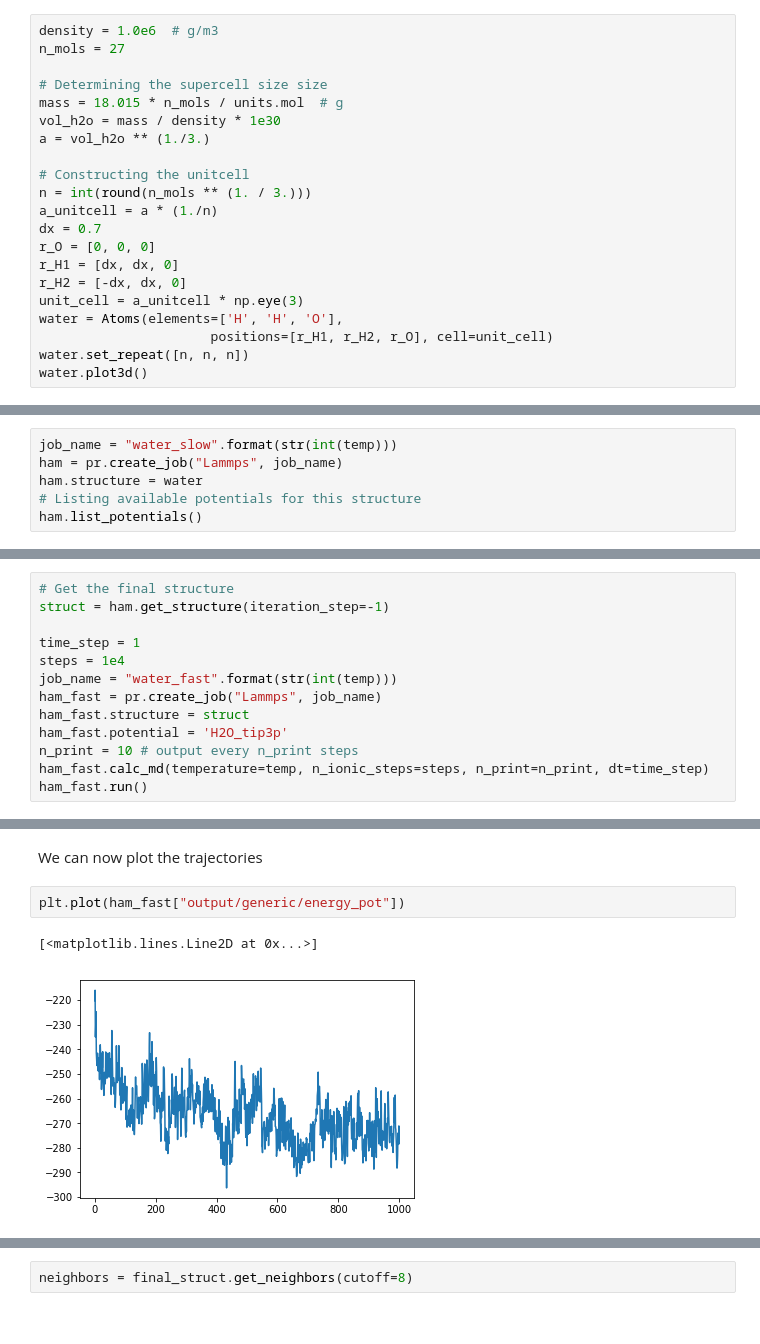
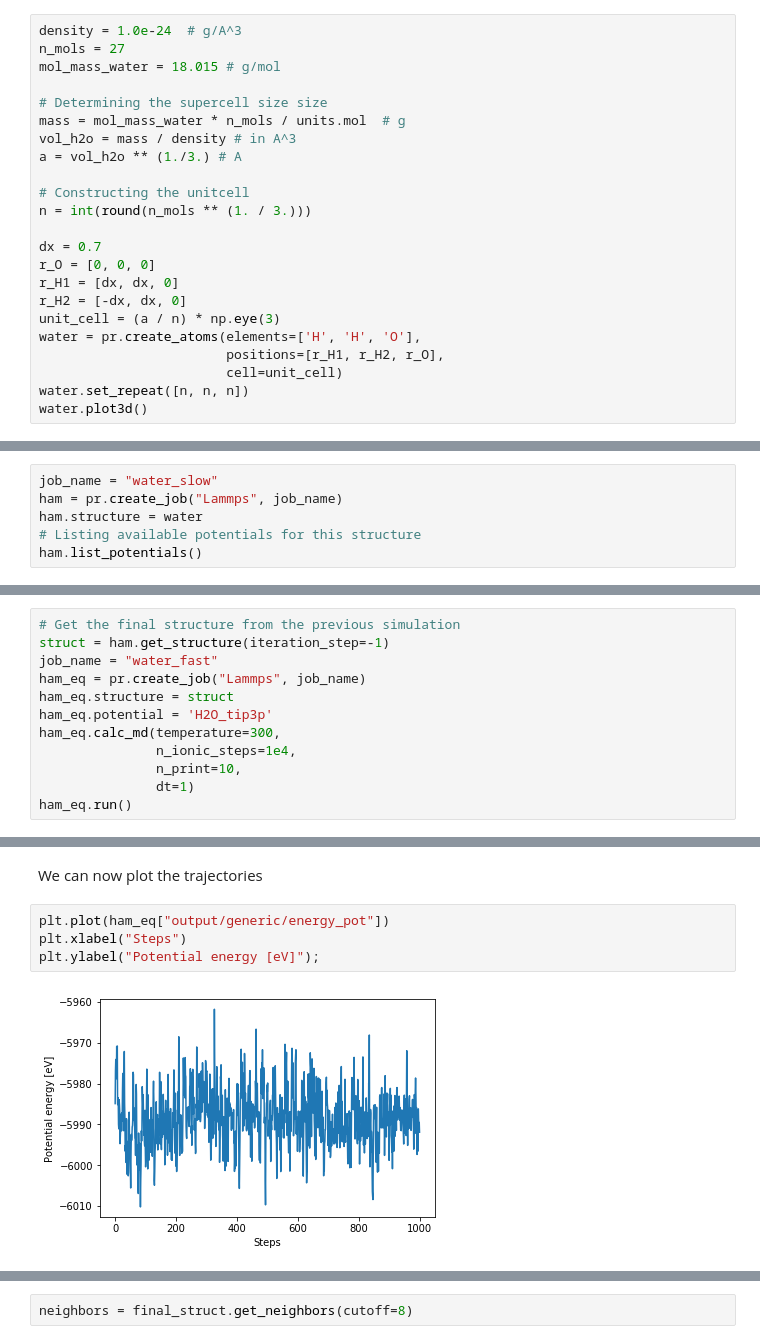
Before and after one commit to pyiron/pyiron_base, a Jupyter notebook: source/example_notebooks/water_MD.ipynb, the cells around one changed output, grey strips where cells are left out. Saved outputs shown, nothing was run; the diff lists cells and outputs as text.

```diff
--- a/source/example_notebooks/water_MD.ipynb
+++ b/source/example_notebooks/water_MD.ipynb
@@ -22,22 +18,24 @@ We will setup a cubic simulation box which will enclose 27 water molecules such
 # %%
-density = 1.0e6  # g/m3
+density = 1.0e-24  # g/A^3
 n_mols = 27
+mol_mass_water = 18.015 # g/mol
 
 # Determining the supercell size size
-mass = 18.015 * n_mols / units.mol  # g
-vol_h2o = mass / density * 1e30
-a = vol_h2o ** (1./3.)
+mass = mol_mass_water * n_mols / units.mol  # g
+vol_h2o = mass / density # in A^3
+a = vol_h2o ** (1./3.) # A
 
 # Constructing the unitcell
 n = int(round(n_mols ** (1. / 3.)))
-a_unitcell = a * (1./n)
+
 dx = 0.7
 r_O = [0, 0, 0]
 r_H1 = [dx, dx, 0]
 r_H2 = [-dx, dx, 0]
-unit_cell = a_unitcell * np.eye(3)
-water = Atoms(elements=['H', 'H', 'O'],
-                      positions=[r_H1, r_H2, r_O], cell=unit_cell)
+unit_cell = (a / n) * np.eye(3)
+water = pr.create_atoms(elements=['H', 'H', 'O'],
+                        positions=[r_H1, r_H2, r_O],
+                        cell=unit_cell)
 water.set_repeat([n, n, n])
 water.plot3d()
 # %% [output]
@@ -57,5 +51,5 @@ time_step = 0.01 # fs
 # %%
-job_name = "water_slow".format(str(int(temp)))
+job_name = "water_slow"
 ham = pr.create_job("Lammps", job_name)
 ham.structure = water
 # Listing available potentials for this structure
@@ -84,13 +76,12 @@ At the end of this simulation, we have obtained a structure that at least resemb
 # %%
-# Get the final structure
+# Get the final structure from the previous simulation
 struct = ham.get_structure(iteration_step=-1)
-
-time_step = 1
-steps = 1e4
-job_name = "water_fast".format(str(int(temp)))
-ham_fast = pr.create_job("Lammps", job_name)
-ham_fast.structure = struct
-ham_fast.potential = 'H2O_tip3p'
-n_print = 10 # output every n_print steps
-ham_fast.calc_md(temperature=temp, n_ionic_steps=steps, n_print=n_print, dt=time_step)
-ham_fast.run()
+job_name = "water_fast"
+ham_eq = pr.create_job("Lammps", job_name)
+ham_eq.structure = struct
+ham_eq.potential = 'H2O_tip3p'
+ham_eq.calc_md(temperature=300,
+               n_ionic_steps=1e4,
+               n_print=10,
+               dt=1)
+ham_eq.run()
@@ -104,8 +93,9 @@ view
 # %% [markdown]
 We can now plot the trajectories
 # %%
-plt.plot(ham_fast["output/generic/energy_pot"])
+plt.plot(ham_eq["output/generic/energy_pot"])
+plt.xlabel("Steps")
+plt.ylabel("Potential energy [eV]");
 # %% [output]
-[<matplotlib.lines.Line2D at 0x...>]
-[figure, old version]
+[figure, new version]
 # %%
```
Also changed, not shown: parts of 23 cells of this notebook.
